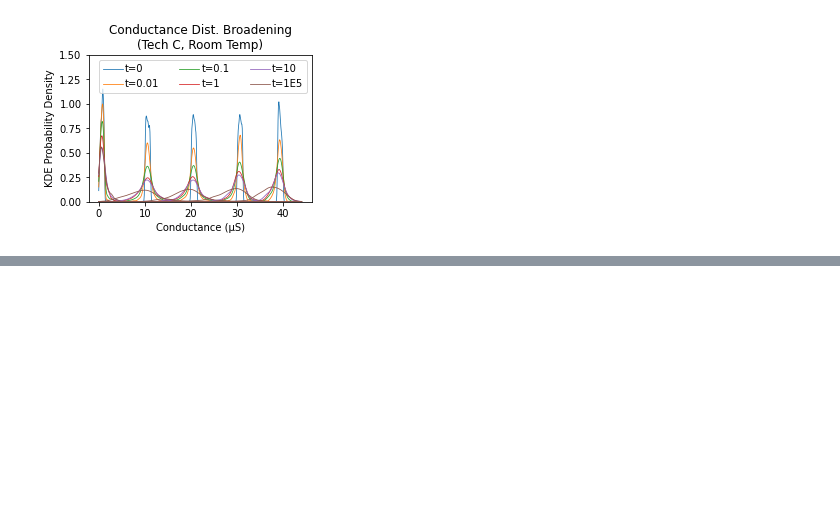
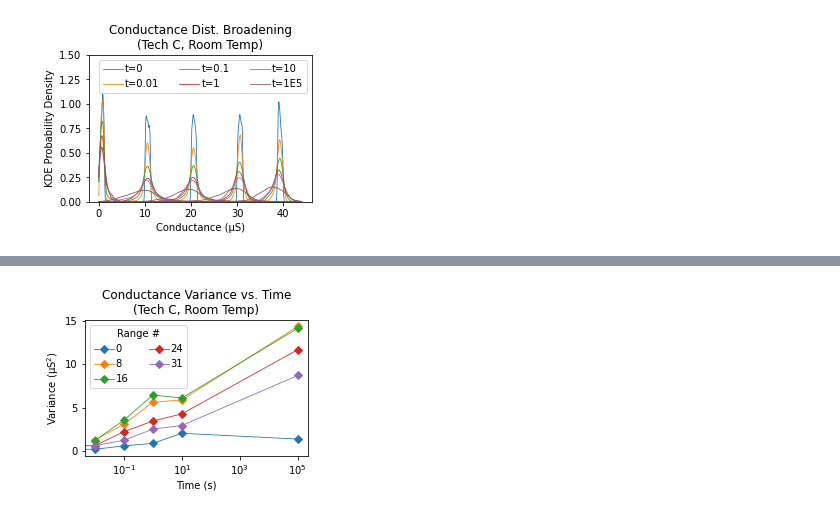
Before and after one commit to akashlevy/RRAM-Relaxation-Master-Model, a Jupyter notebook: analysis.ipynb, the cells around one changed output, grey strips where cells are left out. Saved outputs shown, nothing was run; the diff lists cells and outputs as text; code cells hidden in the pictures; blank space fills up the shorter version.

```diff
--- a/analysis.ipynb
+++ b/analysis.ipynb
@@ -185,0 +209,20 @@ FULLDATA=True
+# %%
+# Variance behavior (time dependence)
+fig = plt.figure(figsize=(4, 2.5))
+ax = fig.add_subplot(111)
+ax.set_title(f"Conductance Variance vs. Time\n(Tech {TECH}, Room Temp)")
+colors = plt.rcParams["axes.prop_cycle"].by_key()["color"]
+for r, color in zip(ranges, colors):
+    d = tdata[(tdata["range"] == r) & (tdata["gi"] <= settings["gmax"])]
+    ts = rlog(tdata["time"])
+    gi = d.groupby(ts).mean()["gi"]*1e6
+    gfvar = d.groupby(ts).var()["g"]*(1e6**2)
+    plt.plot(10**gfvar.index, gfvar, '-D', color=color, label=r, linewidth=0.8)
+ax.legend(title="Range #", ncol=2, handletextpad=0.2)
+#ax.set_ylim(*settings["gmeandrift_gi_ylim"])
+ax.set_xscale("log")
+ax.set_xlabel("Time (s)")
+ax.set_ylabel("Variance (µS$^2$)")
+plt.show()
+# %% [output]
+[figure, added]
```
Also changed, not shown: parts of 12 cells of this notebook, 6 other files.
